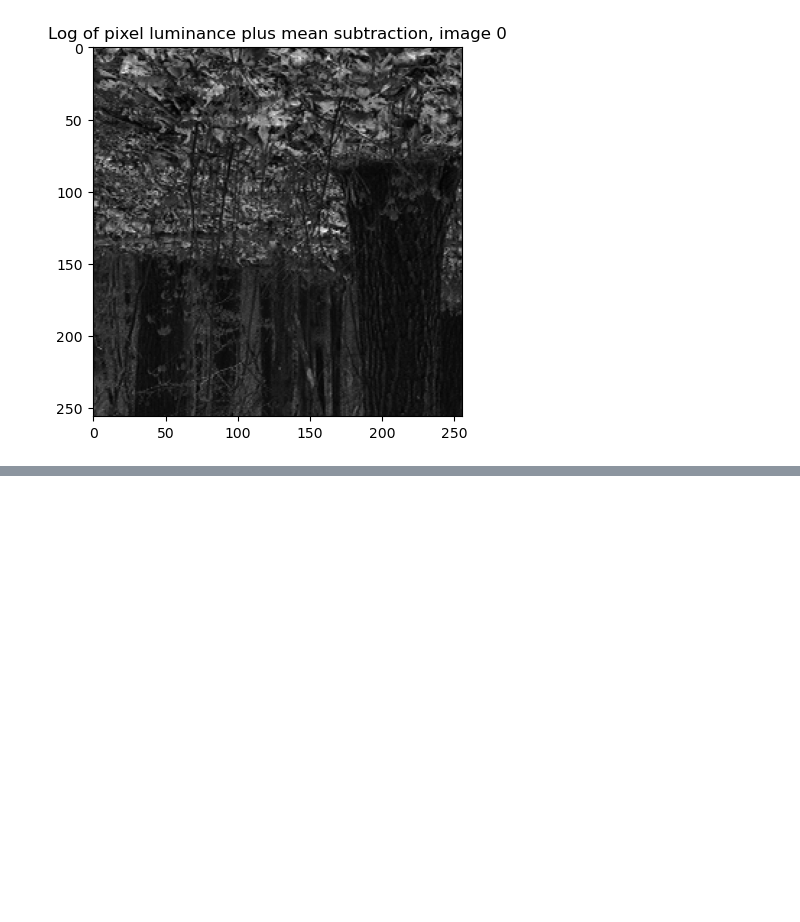
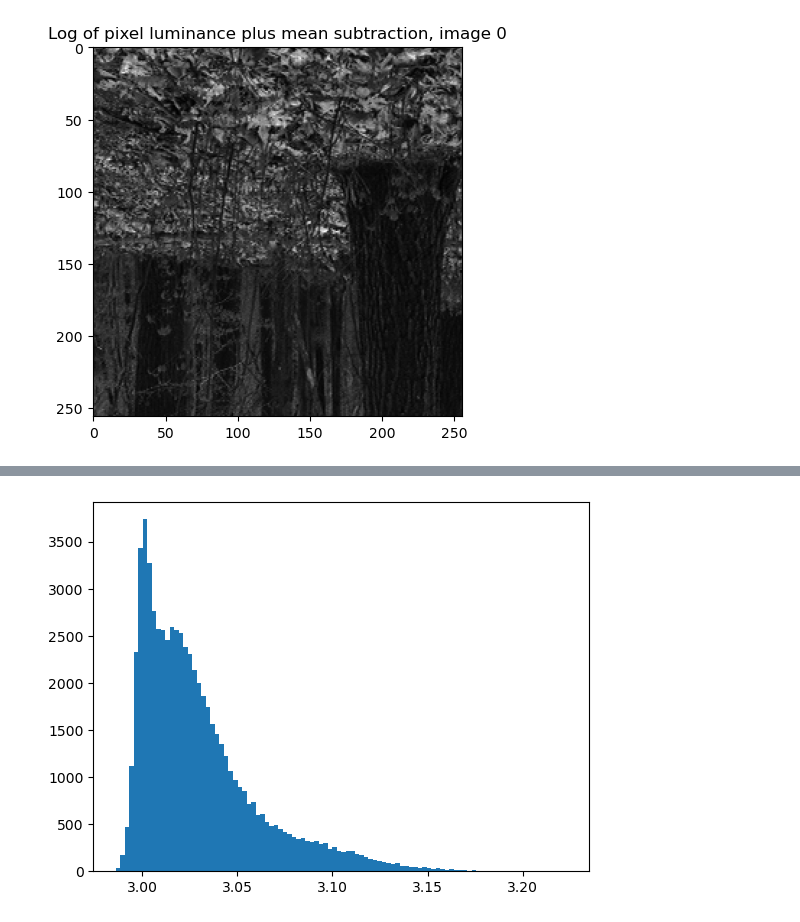
Before and after one commit to acumpelik/DSSC23, a Jupyter notebook: DSSC23-Homework5-Andrea_Cumpelik.ipynb, the cells around one changed output, grey strips where cells are left out. Drawn from its saved outputs; the diff is of its cells as text; code cells hidden in the pictures; blank space fills up the shorter version.

```diff
--- a/DSSC23-Homework5-Andrea_Cumpelik.ipynb
+++ b/DSSC23-Homework5-Andrea_Cumpelik.ipynb
@@ -76,0 +130,10 @@ plt.show()
+# %%
+# Plot mean-subtracted log luminance
+flattened_mean_subtracted = flatten_images(ruderman_mean_subtracted)
+
+# flattened_mean_subtracted = np.log(flattened_full_dataset - mean_log_luminance)
+
+plt.hist(flattened_mean_subtracted[0], bins=100)
+plt.show()
+# %% [output]
+[figure, added]
```
Also changed, not shown: parts of 9 cells of this notebook.
